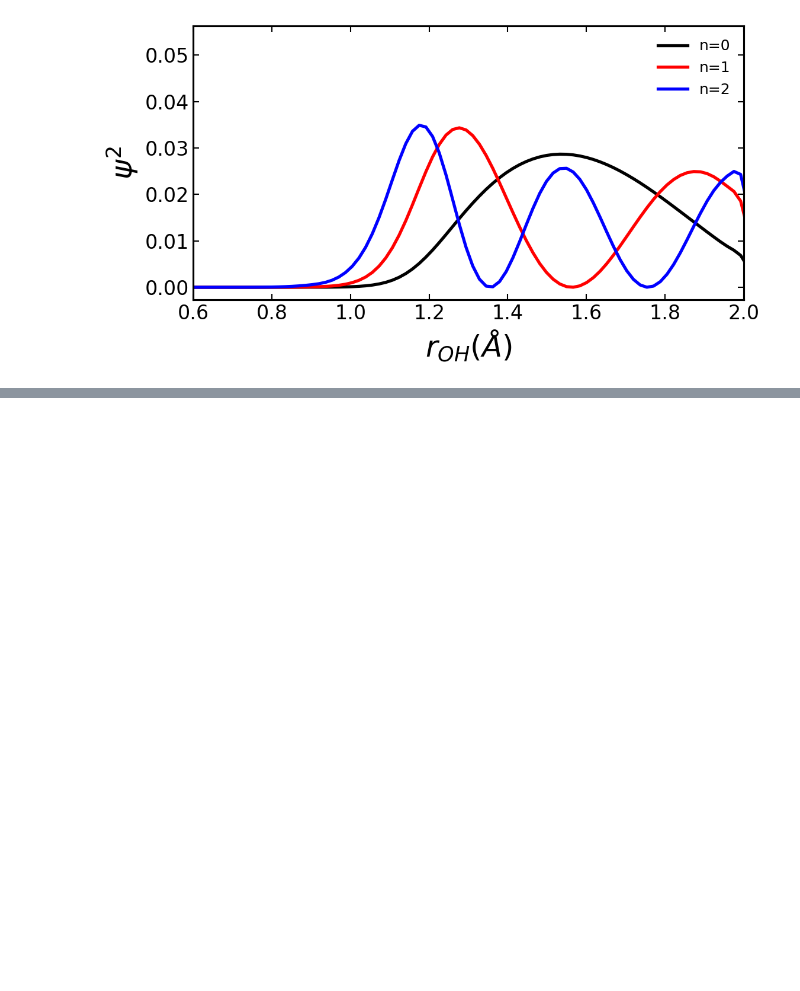
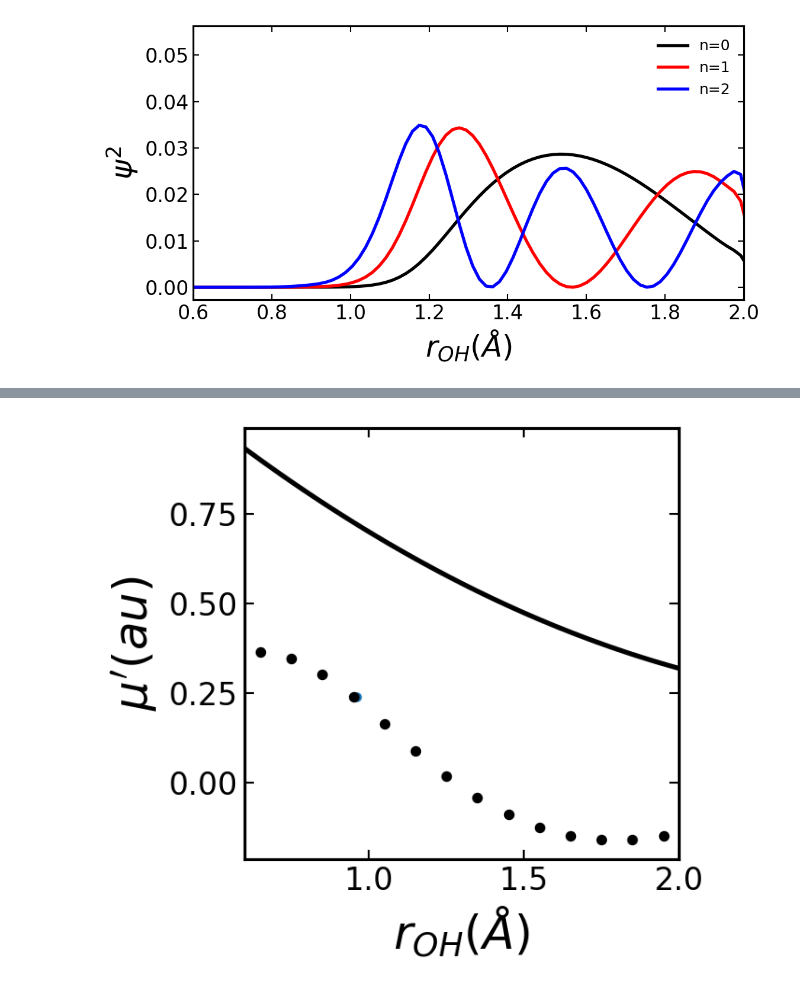
Before and after one commit to piskuliche/EmpiricalMapping, a Jupyter notebook: examples/empirical_map_plotting.ipynb, the cells around one changed output, grey strips where cells are left out. Cells and saved outputs as stored; diff of their text form; code cells hidden in the pictures; blank space fills up the shorter version.

```diff
--- a/examples/empirical_map_plotting.ipynb
+++ b/examples/empirical_map_plotting.ipynb
@@ -181,0 +221,17 @@ plt.show()
+# %%
+def numerical_derivative(x, y):
+    return np.gradient(y, x)
+# %%
+fig = plt.figure(figsize=(4,4),dpi=150)
+dmu_poly = pot1d.mu_fit['mu_deriv_poly']
+xdata = dvr.xgrid*constants.angperau
+dmu_data = dmu_poly(xdata, *pot1d.mu_fit['dmu_popt'])
+plt.plot(xdata, dmu_data, c='black')
+plt.scatter(pot1d.pot_fit["r0"], pot1d.mu_fit['dmu_num'])
+plt.scatter(pot1d.rOH, numerical_derivative(pot1d.rOH, pot1d.mu), c='black', s=20)
+plt.xlabel("$r_{OH} (\AA)$")
+plt.ylabel("$\mu' (au)$")
+plt.xlim(0.6,2)
+plt.show()
+# %% [output]
+[figure, added]
```
Also changed, not shown: parts of 6 cells of this notebook, 1 other file.
